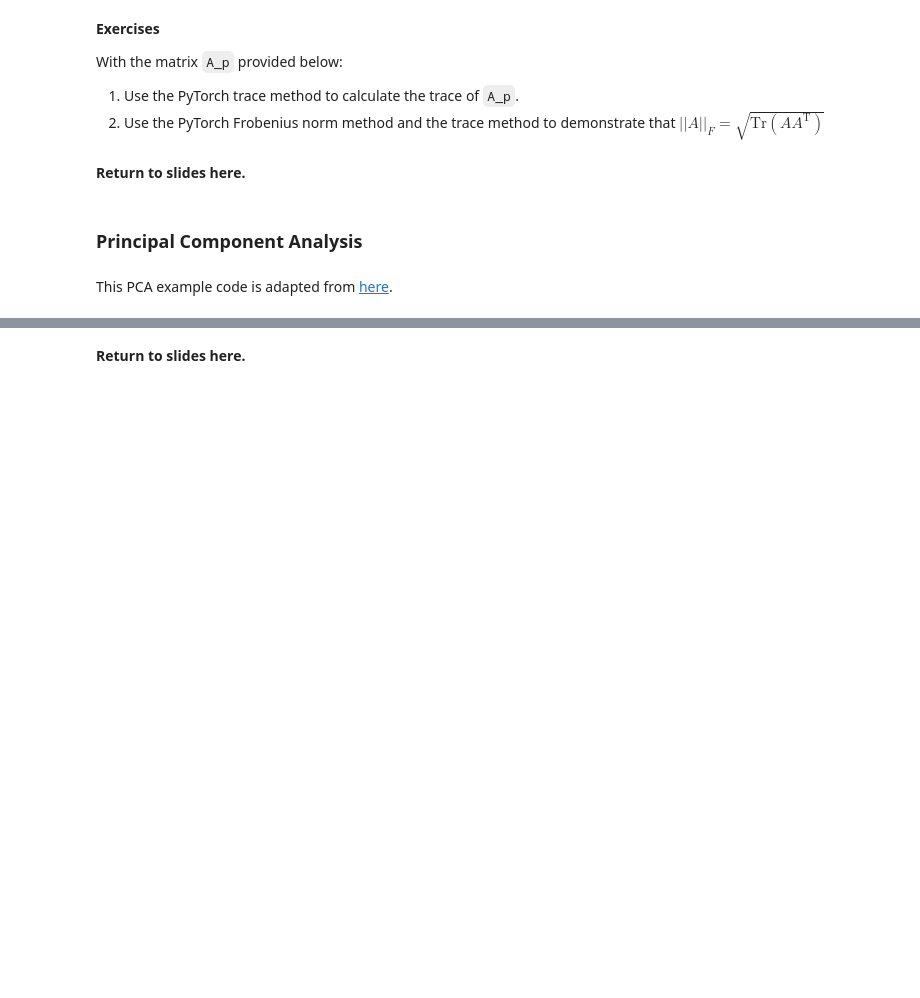
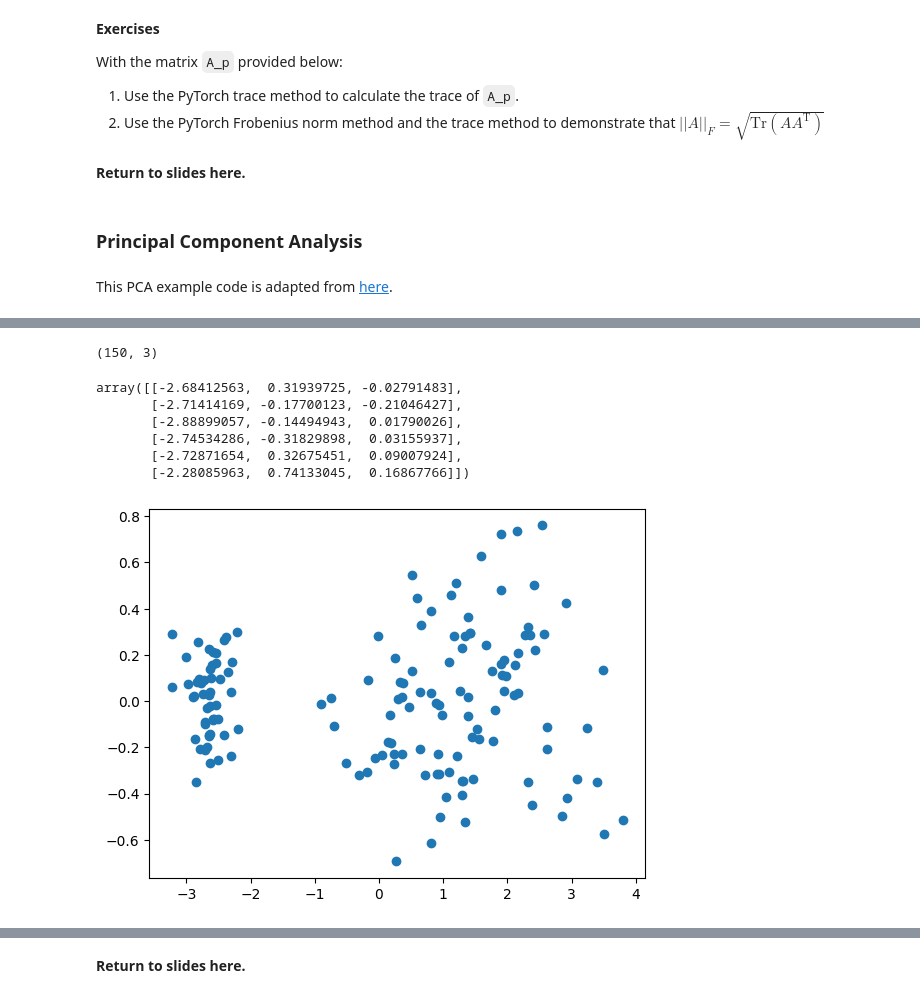
Before and after one commit to Arnellou/ML-foundations-JohnKrohn-OREILLY-course-notebooks, a Jupyter notebook: notebooks/2-linear-algebra-ii.ipynb, the cells around one changed output, grey strips where cells are left out. Saved outputs shown, nothing was run; the diff lists cells and outputs as text; code cells hidden in the pictures; blank space fills up the shorter version.

```diff
--- a/notebooks/2-linear-algebra-ii.ipynb
+++ b/notebooks/2-linear-algebra-ii.ipynb
@@ -2110,6 +2122,17 @@ pca = PCA(n_components=2)
+# %%
+pca = PCA(n_components=3) # you can change the numer of components here
 # %%
 X = pca.fit_transform(iris.data)
 # %%
 X.shape
+# %% [output]
+(150, 3)
 # %%
 X[0:6,:]
+# %% [output]
+array([[-2.68412563,  0.31939725, -0.02791483],
+       [-2.71414169, -0.17700123, -0.21046427],
+       [-2.88899057, -0.14494943,  0.01790026],
+       [-2.74534286, -0.31829898,  0.03155937],
+       [-2.72871654,  0.32675451,  0.09007924],
+       [-2.28085963,  0.74133045,  0.16867766]])
@@ -2118,2 +2139,8 @@ _ = plt.scatter(X[:, 0], X[:, 1])
+# %%
+import matplotlib.pyplot as plt
+import numpy as np
+_ = plt.scatter(X[:, 0], X[:, 2])
+# %% [output]
+[figure, added]
 # %%
 iris.target.shape
```
Also changed, not shown: parts of 10 cells of this notebook.
